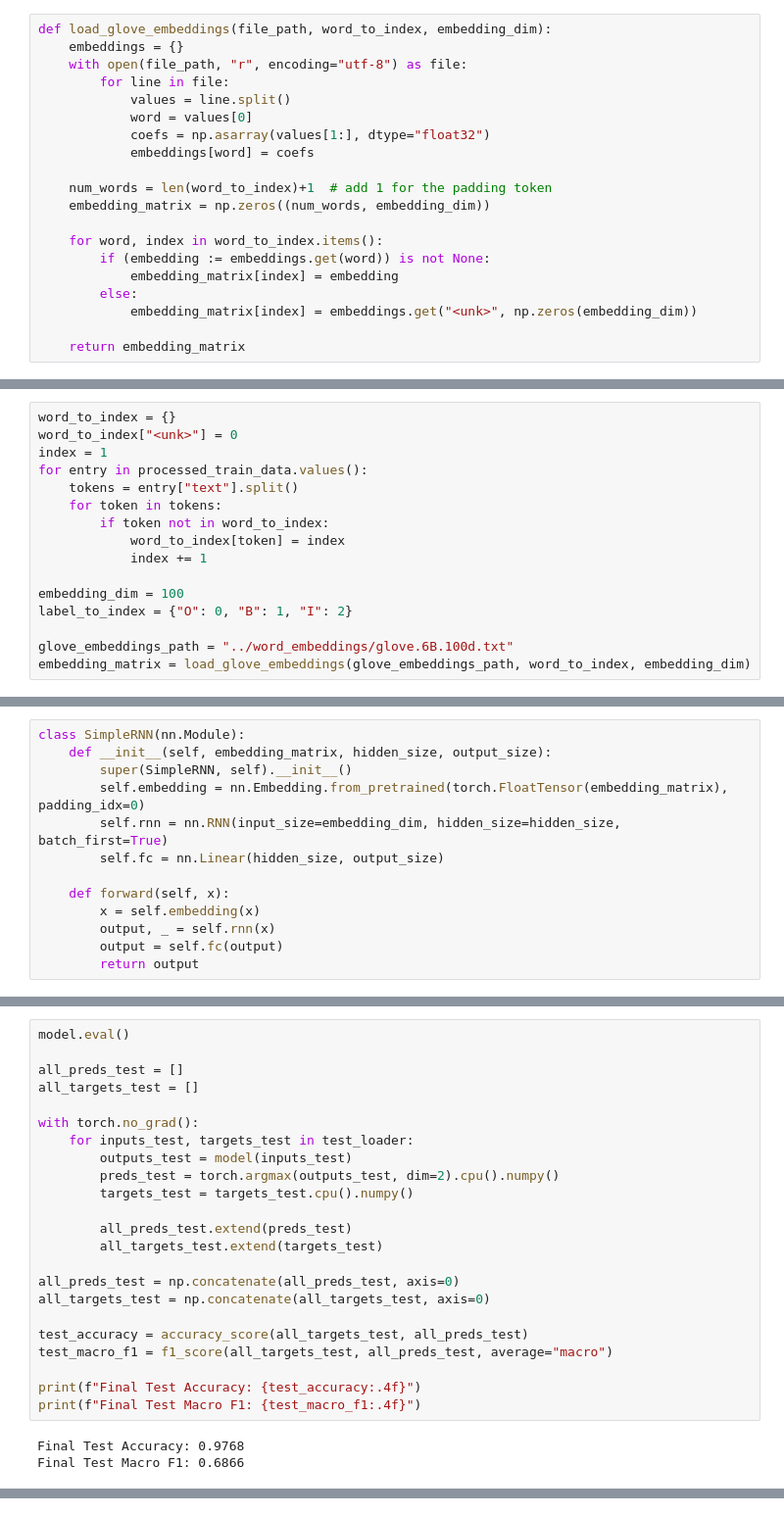
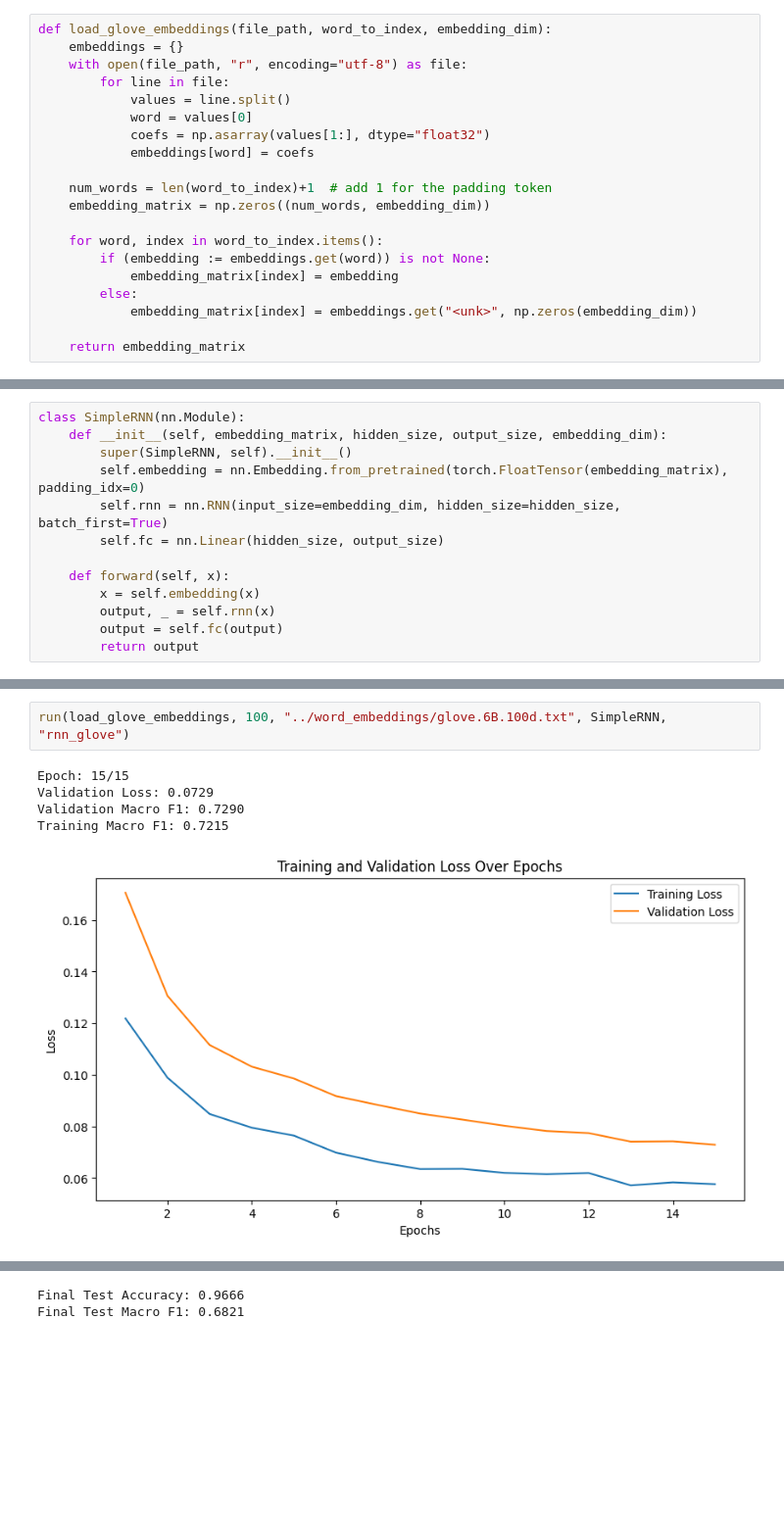
Before and after one commit to hyouteki/lanat, a Jupyter notebook: bio_encoding/dataset_2/RNN_glove.ipynb, the cells around one changed output, grey strips where cells are left out. Shown at 98% size. Cells and saved outputs as stored; diff of their text form; blank space fills up the shorter version.

```diff
--- a/bio_encoding/dataset_2/RNN_glove.ipynb
+++ b/bio_encoding/dataset_2/RNN_glove.ipynb
@@ -45,16 +25,0 @@ labels_test = [entry["labels"] for entry in processed_val_data.values()]
-# %%
-word_to_index = {}
-word_to_index["<unk>"] = 0
-index = 1
-for entry in processed_train_data.values():
-    tokens = entry["text"].split()
-    for token in tokens:
-        if token not in word_to_index:
-            word_to_index[token] = index
-            index += 1
-
-embedding_dim = 100
-label_to_index = {"O": 0, "B": 1, "I": 2}
-
-glove_embeddings_path = "../word_embeddings/glove.6B.100d.txt"
-embedding_matrix = load_glove_embeddings(glove_embeddings_path, word_to_index, embedding_dim)
@@ -94,6 +26,6 @@ test_loader = DataLoader(test_dataset, batch_size=batch_size, shuffle=False, col
 # %%
 class SimpleRNN(nn.Module):
-    def __init__(self, embedding_matrix, hidden_size, output_size):
+    def __init__(self, embedding_matrix, hidden_size, output_size, embedding_dim):
         super(SimpleRNN, self).__init__()
         self.embedding = nn.Embedding.from_pretrained(torch.FloatTensor(embedding_matrix), padding_idx=0)
         self.rnn = nn.RNN(input_size=embedding_dim, hidden_size=hidden_size, batch_first=True)
@@ -199,26 +39,8 @@ torch.save(model.state_dict(),"models/rnn_glove.pth")
-# %%
-model.eval()
-
-all_preds_test = []
-all_targets_test = []
-
-with torch.no_grad():
-    for inputs_test, targets_test in test_loader:
-        outputs_test = model(inputs_test)
-        preds_test = torch.argmax(outputs_test, dim=2).cpu().numpy()
-        targets_test = targets_test.cpu().numpy()
-
-        all_preds_test.extend(preds_test)
-        all_targets_test.extend(targets_test)
-
-all_preds_test = np.concatenate(all_preds_test, axis=0)
-all_targets_test = np.concatenate(all_targets_test, axis=0)
-
-test_accuracy = accuracy_score(all_targets_test, all_preds_test)
-test_macro_f1 = f1_score(all_targets_test, all_preds_test, average="macro")
-
-print(f"Final Test Accuracy: {test_accuracy:.4f}")
-print(f"Final Test Macro F1: {test_macro_f1:.4f}")
-# %% [output]
-Final Test Accuracy: 0.9768
-Final Test Macro F1: 0.6866
+# %%
+run(load_glove_embeddings, 100, "../word_embeddings/glove.6B.100d.txt", SimpleRNN, "rnn_glove")
+# %% [output]
+Epoch: 15/15
+Validation Loss: 0.0729
+Validation Macro F1: 0.7290
+Training Macro F1: 0.7215
+[figure, added]
@@ -224,0 +48,2 @@ Final Test Macro F1: 0.6866
+Final Test Accuracy: 0.9666
+Final Test Macro F1: 0.6821
```
Also changed, not shown: parts of 12 cells of this notebook, 6 other files.
